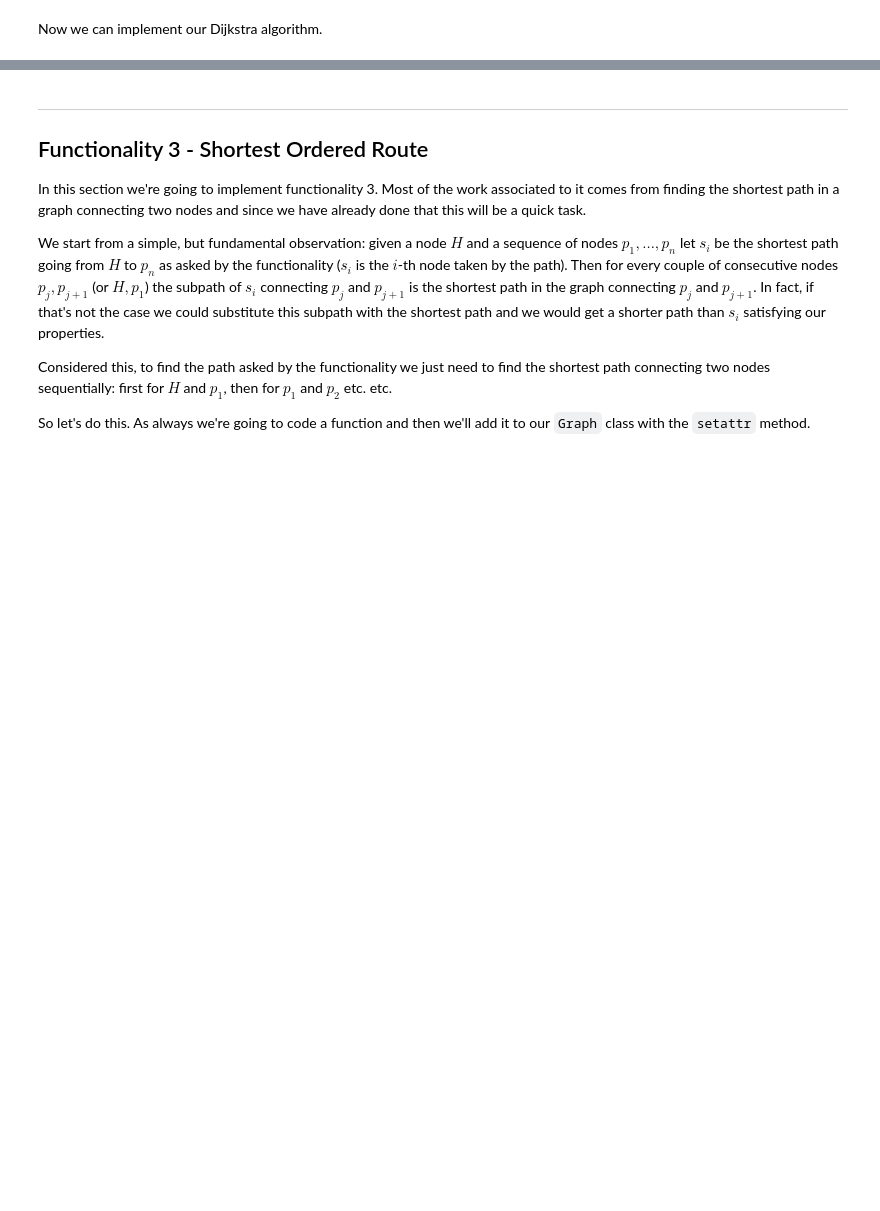
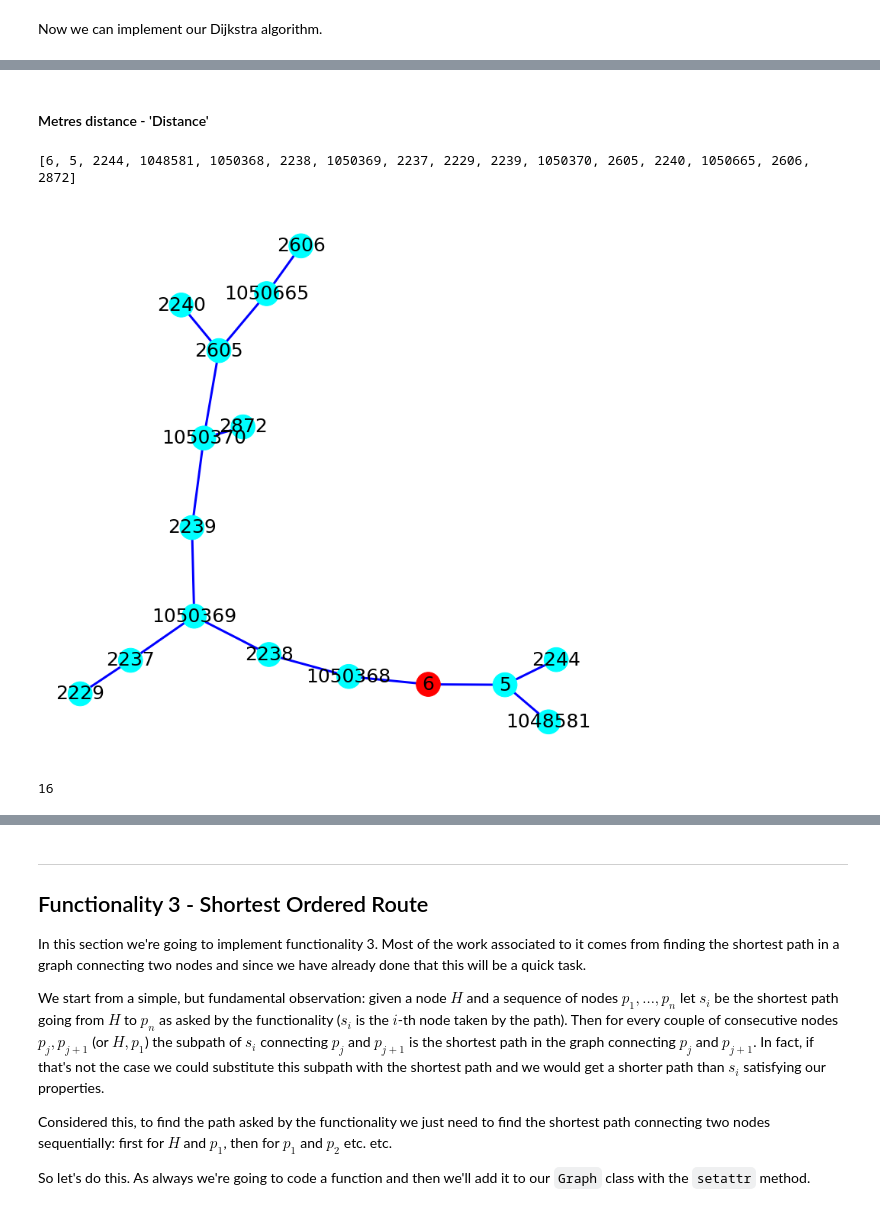
Before and after one commit to AlessandroTaglieri/ADM-HW5, a Jupyter notebook: GraphClass.ipynb, the cells around one changed output, grey strips where cells are left out. Drawn from its saved outputs; the diff is of its cells as text; code cells hidden in the pictures; blank space fills up the shorter version.

```diff
--- a/GraphClass.ipynb
+++ b/GraphClass.ipynb
@@ -287,0 +412,15 @@ setattr(Graph, 'dijkstra', dijkstra)
+# %% [markdown]
+#### Metres distance - 'Distance'
+# %%
+v=6
+d=25000
+typeDistance="Distance"
+nodeList=[]
+result=getNeigh(v,nodeList,d,typeDistance)
+print(result)
+drawGraph(result,typeDistance)
+len(result)
+# %% [output]
+[6, 5, 2244, 1048581, 1050368, 2238, 1050369, 2237, 2229, 2239, 1050370, 2605, 2240, 1050665, 2606, 2872]
+[figure, added]
+16
```
Also changed, not shown: parts of 9 cells of this notebook.
